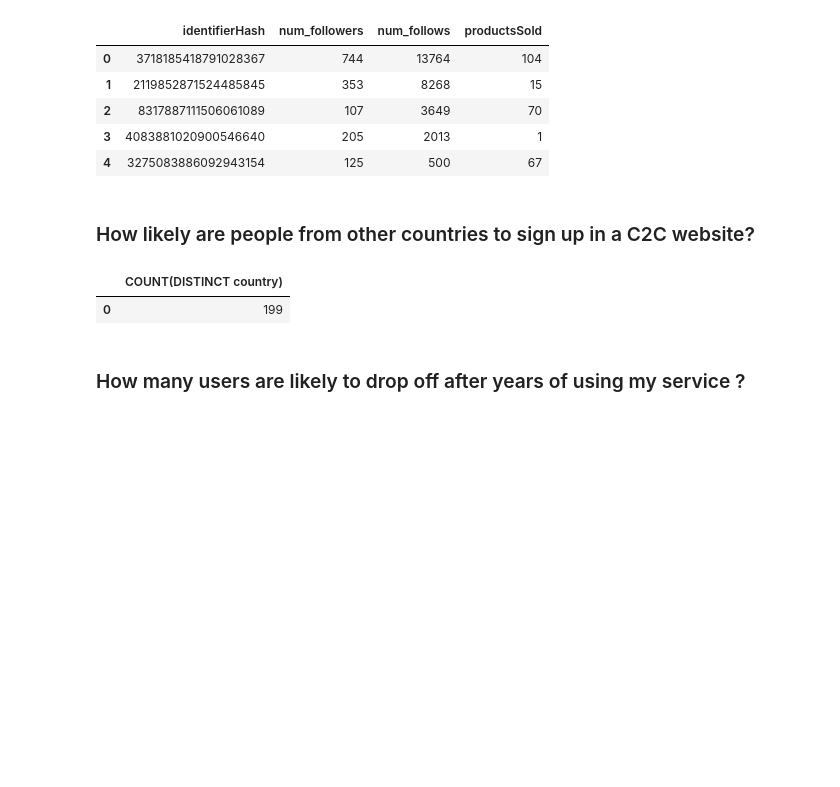
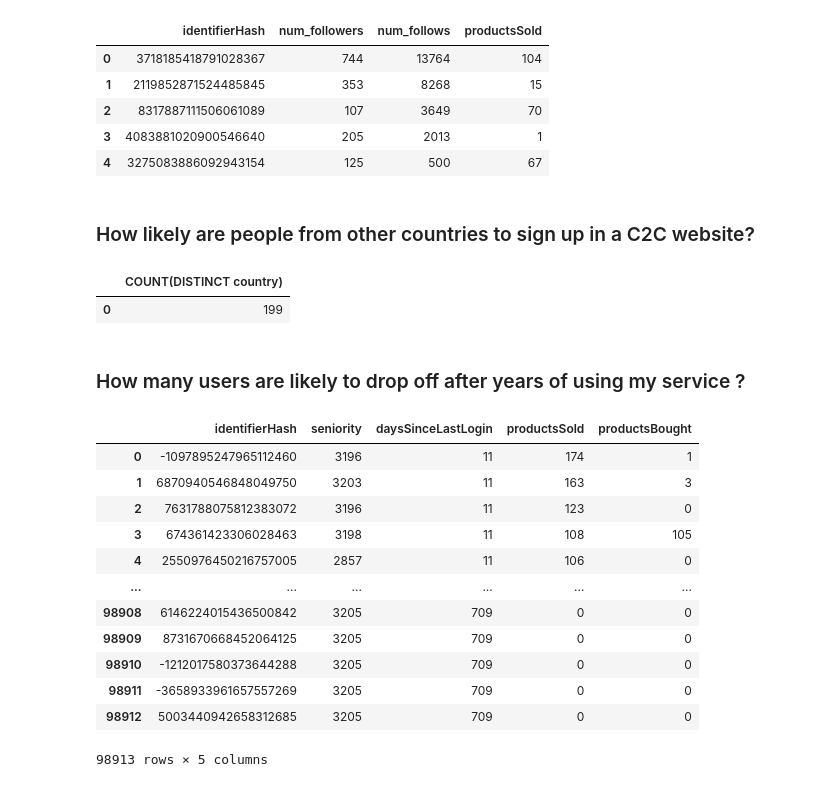
Before and after one commit to FriedaTims-Jansma/E-commerce_SQL, a Jupyter notebook: notebooks/Ecommerce-users-of-a-french-c2c-fashion-store.ipynb, the cells around one changed output. Saved outputs shown, nothing was run; the diff lists cells and outputs as text; code cells hidden in the pictures; blank space fills up the shorter version.

```diff
--- a/notebooks/Ecommerce-users-of-a-french-c2c-fashion-store.ipynb
+++ b/notebooks/Ecommerce-users-of-a-french-c2c-fashion-store.ipynb
@@ -130,3 +129,25 @@ ps.sqldf(
 | 0 | 199 |
 # %% [markdown]
 ### How many users are likely to drop off after years of using my service ?
+# %%
+ps.sqldf(
+    """
+    SELECT identifierHash ,seniority, daysSinceLastLogin, productsSold,productsBought
+    FROM df_users
+    ORDER BY daysSinceLastLogin
+    """
+    )
+# %% [output]
+|  | identifierHash | seniority | daysSinceLastLogin | productsSold | productsBought |
+| 0 | -1097895247965112460 | 3196 | 11 | 174 | 1 |
+| 1 | 6870940546848049750 | 3203 | 11 | 163 | 3 |
+| 2 | 7631788075812383072 | 3196 | 11 | 123 | 0 |
+| 3 | 674361423306028463 | 3198 | 11 | 108 | 105 |
+| 4 | 2550976450216757005 | 2857 | 11 | 106 | 0 |
+| ... | ... | ... | ... | ... | ... |
+| 98908 | 6146224015436500842 | 3205 | 709 | 0 | 0 |
+| 98909 | 8731670668452064125 | 3205 | 709 | 0 | 0 |
+| 98910 | -1212017580373644288 | 3205 | 709 | 0 | 0 |
+| 98911 | -3658933961657557269 | 3205 | 709 | 0 | 0 |
+| 98912 | 5003440942658312685 | 3205 | 709 | 0 | 0 |
+98913 rows × 5 columns
```
Also changed, not shown: parts of 2 cells of this notebook.
